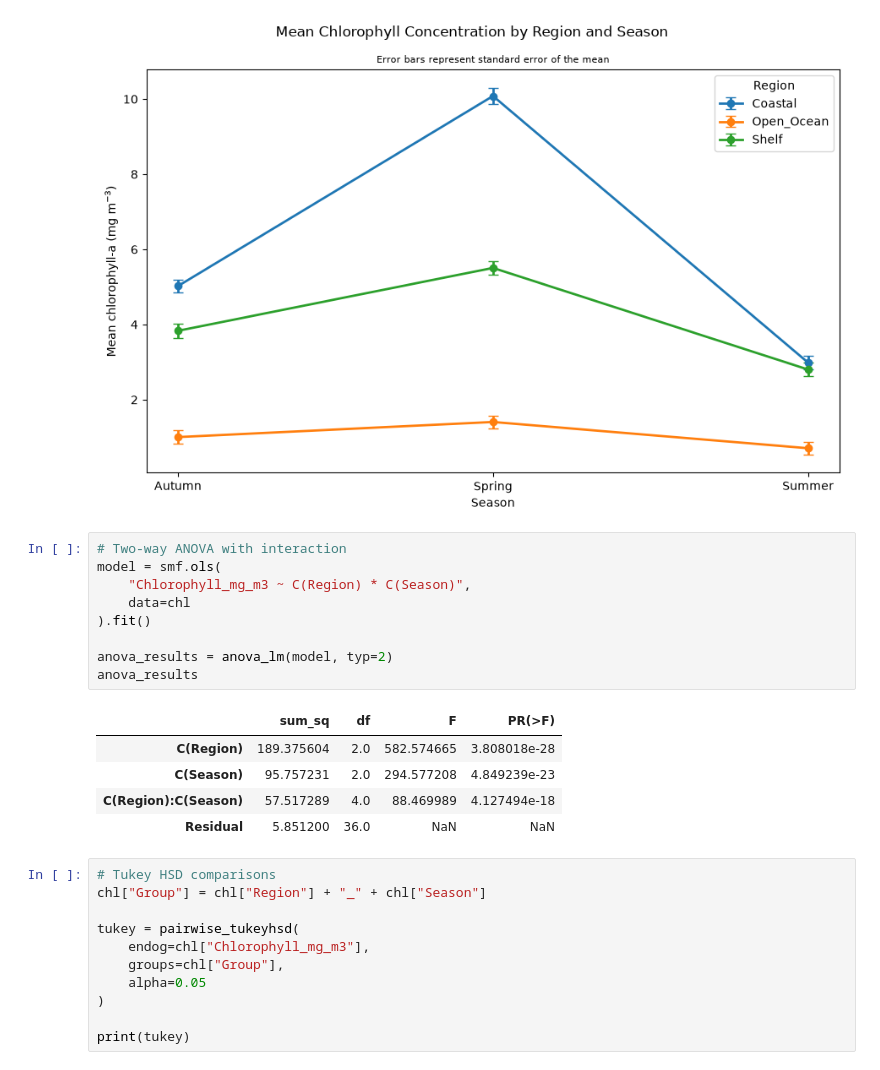
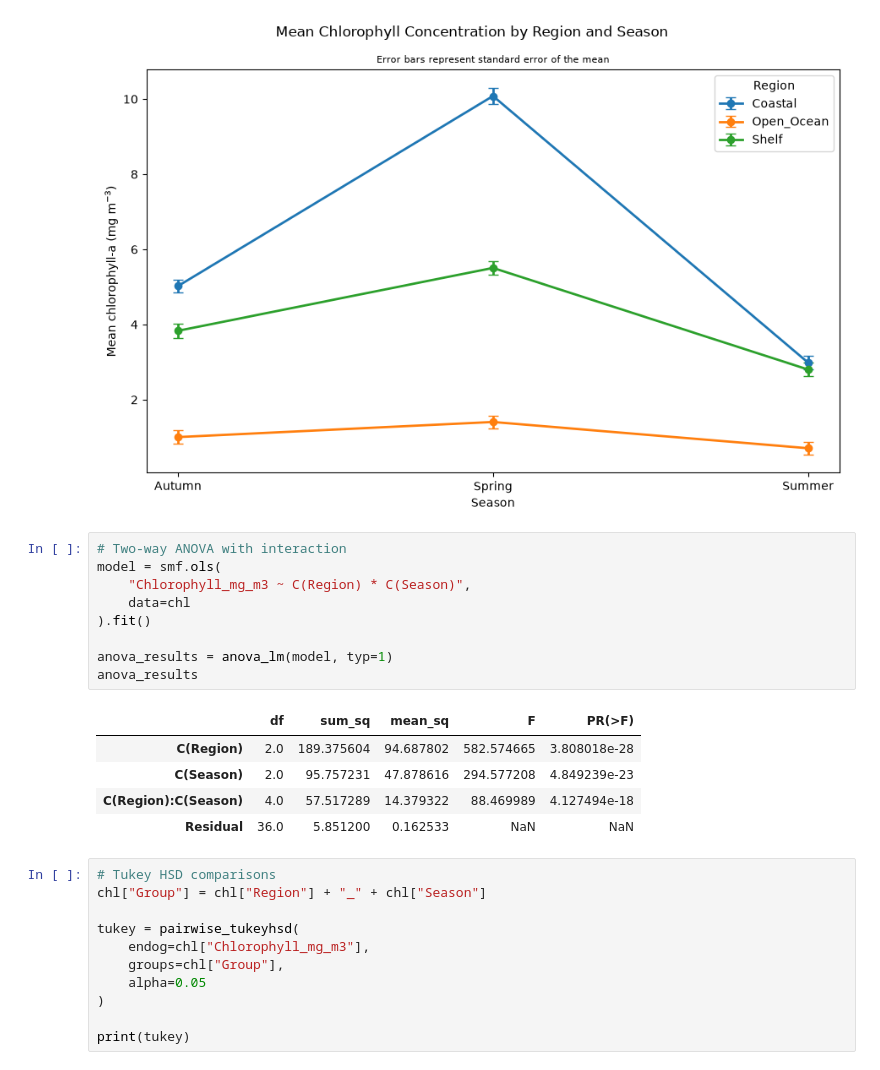
Before and after one commit to MicroTeaspoon/OCNG470, a Jupyter notebook: ANOVA_HW/OCNG470_HW_ANOVA_Fall2026_NR.ipynb, the cells around one changed output. Drawn from its saved outputs; the diff is of its cells as text.

Commit message:
ANOVA hw finish

```diff
--- a/ANOVA_HW/ANOVA_HW.ipynb
+++ b/ANOVA_HW/OCNG470_HW_ANOVA_Fall2026_NR.ipynb
@@ -103,18 +116,18 @@ plt.show()
 # %%
 # Two-way ANOVA with interaction
 model = smf.ols(
     "Chlorophyll_mg_m3 ~ C(Region) * C(Season)",
     data=chl
 ).fit()
 
-anova_results = anova_lm(model, typ=2)
+anova_results = anova_lm(model, typ=1)
 anova_results
 # %% [output]
-|  | sum_sq | df | F | PR(>F) |
-| C(Region) | 189.375604 | 2.0 | 582.574665 | 3.808018e-28 |
-| C(Season) | 95.757231 | 2.0 | 294.577208 | 4.849239e-23 |
-| C(Region):C(Season) | 57.517289 | 4.0 | 88.469989 | 4.127494e-18 |
-| Residual | 5.851200 | 36.0 | NaN | NaN |
+|  | df | sum_sq | mean_sq | F | PR(>F) |
+| C(Region) | 2.0 | 189.375604 | 94.687802 | 582.574665 | 3.808018e-28 |
+| C(Season) | 2.0 | 95.757231 | 47.878616 | 294.577208 | 4.849239e-23 |
+| C(Region):C(Season) | 4.0 | 57.517289 | 14.379322 | 88.469989 | 4.127494e-18 |
+| Residual | 36.0 | 5.851200 | 0.162533 | NaN | NaN |
 # %%
 # Tukey HSD comparisons
 chl["Group"] = chl["Region"] + "_" + chl["Season"]
```
Also changed, not shown: parts of 6 cells of this notebook, 1 other file.
